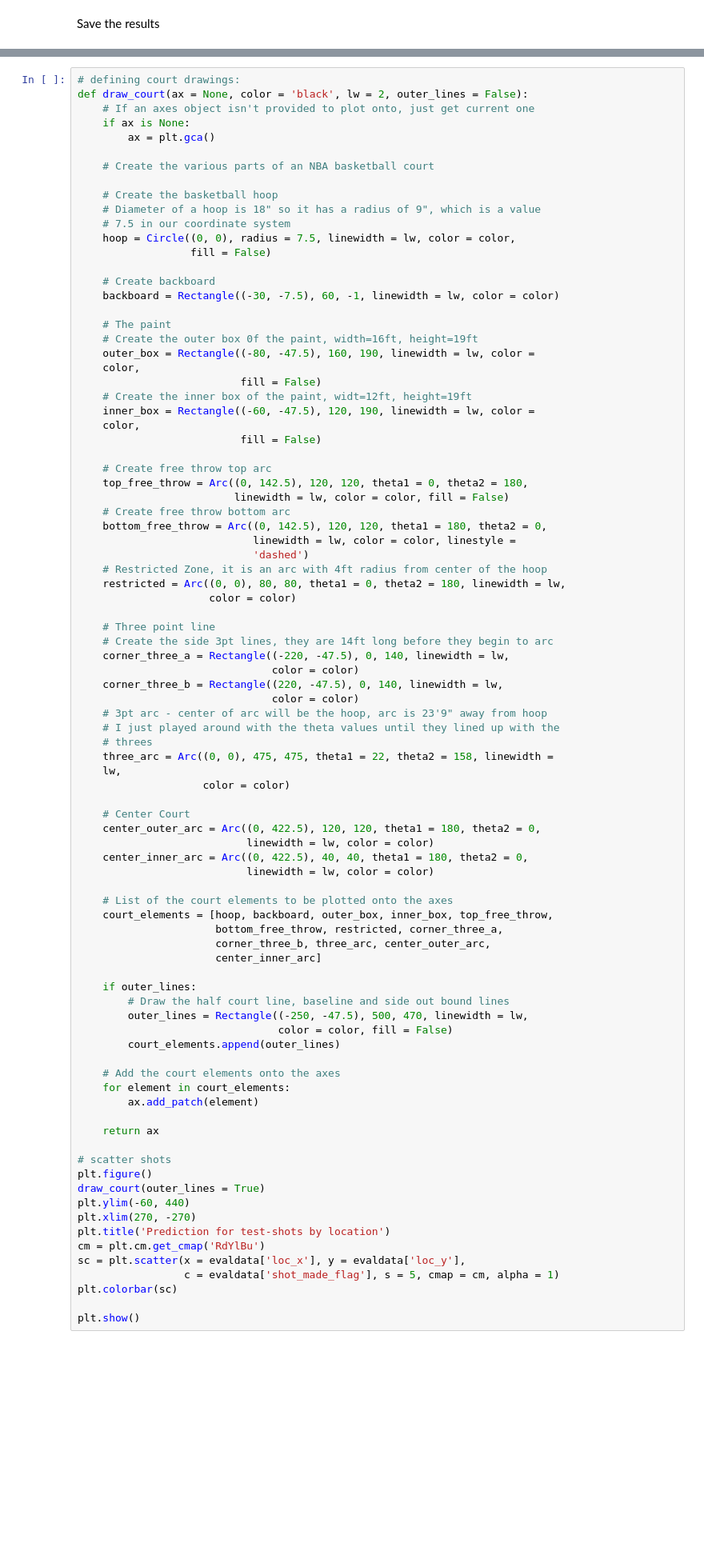
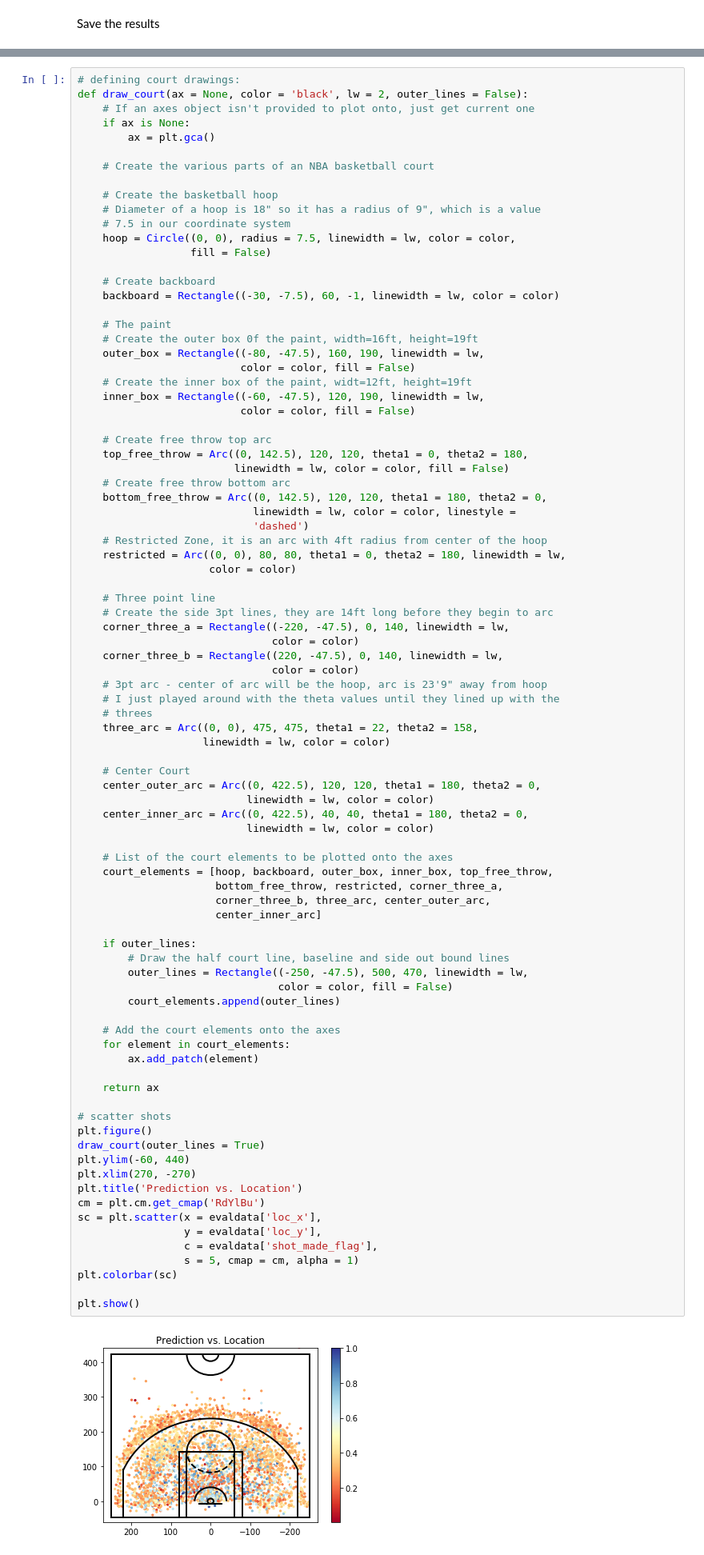
Before and after one commit to BenSerota/Kagel1_Kobe, a Jupyter notebook: Kobe_notebook.ipynb, the cells around one changed output, grey strips where cells are left out. Shown: that part at 80% size. Drawn from its saved outputs; the diff is of its cells as text; blank space fills up the shorter version.

```diff
--- a/Kobe_notebook.ipynb
+++ b/Kobe_notebook.ipynb
@@ -307,13 +339,11 @@ def draw_court(ax = None, color = 'black', lw = 2, outer_lines = False):
 
 	# The paint
 	# Create the outer box 0f the paint, width=16ft, height=19ft
-	outer_box = Rectangle((-80, -47.5), 160, 190, linewidth = lw, color =
-	color,
-	                      fill = False)
+	outer_box = Rectangle((-80, -47.5), 160, 190, linewidth = lw,
+                          color = color, fill = False)
 	# Create the inner box of the paint, widt=12ft, height=19ft
-	inner_box = Rectangle((-60, -47.5), 120, 190, linewidth = lw, color =
-	color,
-	                      fill = False)
+	inner_box = Rectangle((-60, -47.5), 120, 190, linewidth = lw,
+                          color = color, fill = False)
 
 	# Create free throw top arc
 	top_free_throw = Arc((0, 142.5), 120, 120, theta1 = 0, theta2 = 180,
@@ -335,9 +365,8 @@ def draw_court(ax = None, color = 'black', lw = 2, outer_lines = False):
 	# 3pt arc - center of arc will be the hoop, arc is 23'9" away from hoop
 	# I just played around with the theta values until they lined up with the
 	# threes
-	three_arc = Arc((0, 0), 475, 475, theta1 = 22, theta2 = 158, linewidth =
-	lw,
-	                color = color)
+	three_arc = Arc((0, 0), 475, 475, theta1 = 22, theta2 = 158,
+                    linewidth = lw, color = color)
 
 	# Center Court
 	center_outer_arc = Arc((0, 422.5), 120, 120, theta1 = 180, theta2 = 0,
@@ -345,33 +374,37 @@ def draw_court(ax = None, color = 'black', lw = 2, outer_lines = False):
 	center_inner_arc = Arc((0, 422.5), 40, 40, theta1 = 180, theta2 = 0,
 	                       linewidth = lw, color = color)
 
 	# List of the court elements to be plotted onto the axes
 	court_elements = [hoop, backboard, outer_box, inner_box, top_free_throw,
 	                  bottom_free_throw, restricted, corner_three_a,
 	                  corner_three_b, three_arc, center_outer_arc,
 	                  center_inner_arc]
 
 	if outer_lines:
 		# Draw the half court line, baseline and side out bound lines
 		outer_lines = Rectangle((-250, -47.5), 500, 470, linewidth = lw,
 		                        color = color, fill = False)
 		court_elements.append(outer_lines)
 
 	# Add the court elements onto the axes
 	for element in court_elements:
 		ax.add_patch(element)
 
 	return ax
 
 # scatter shots
 plt.figure()
 draw_court(outer_lines = True)
 plt.ylim(-60, 440)
 plt.xlim(270, -270)
-plt.title('Prediction for test-shots by location')
+plt.title('Prediction vs. Location')
 cm = plt.cm.get_cmap('RdYlBu')
-sc = plt.scatter(x = evaldata['loc_x'], y = evaldata['loc_y'],
-                 c = evaldata['shot_made_flag'], s = 5, cmap = cm, alpha = 1)
+sc = plt.scatter(x = evaldata['loc_x'],
+                 y = evaldata['loc_y'],
+                 c = evaldata['shot_made_flag'],
+                 s = 5, cmap = cm, alpha = 1)
 plt.colorbar(sc)
 
 plt.show()
+# %% [output]
+[figure, added]
```
Also changed, not shown: parts of 14 cells of this notebook, 4 other files.
